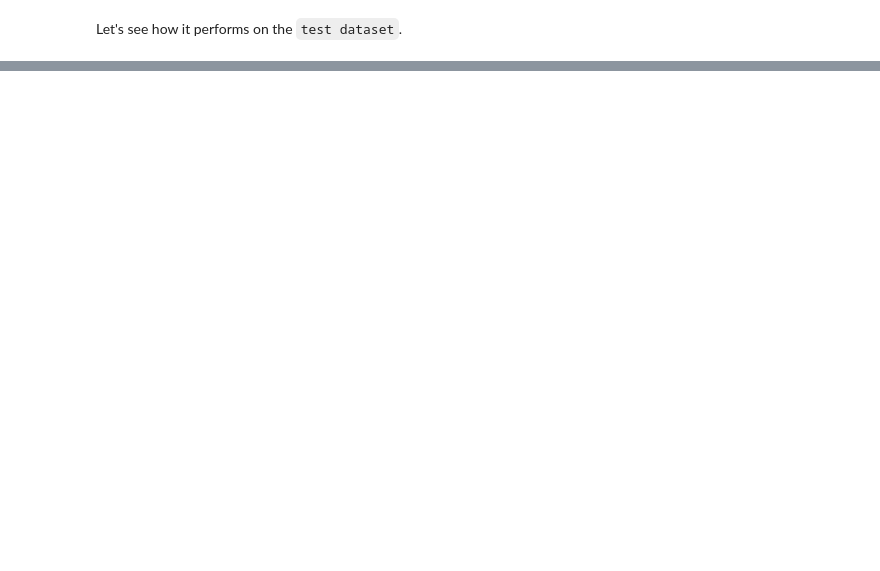
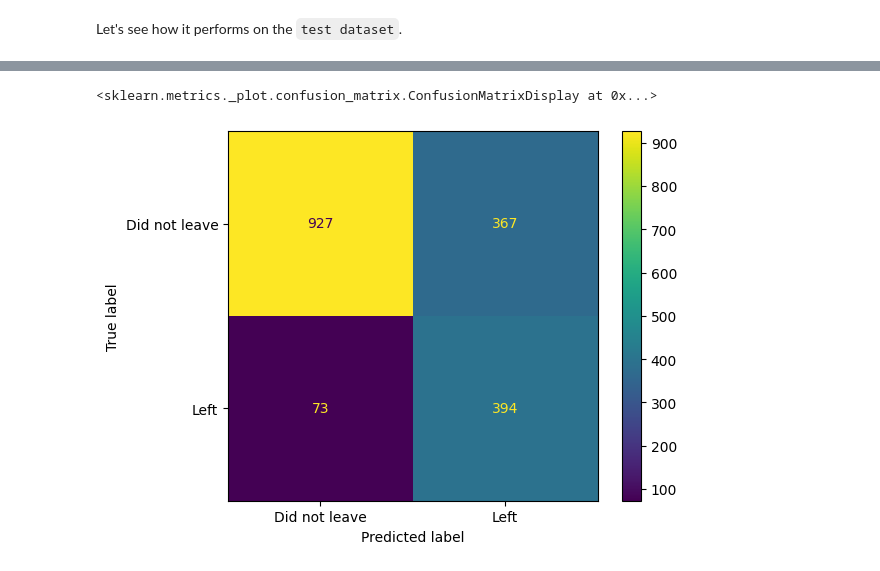
Before and after one commit to crisvarai/xgboost_model, a Jupyter notebook: XGBoost_Model_Implementation.ipynb, the cells around one changed output, grey strips where cells are left out. Saved outputs shown, nothing was run; the diff lists cells and outputs as text; code cells hidden in the pictures; blank space fills up the shorter version.

Commit message:
optimized model and tree draw

```diff
--- a/XGBoost_Model_Implementation.ipynb
+++ b/XGBoost_Model_Implementation.ipynb
@@ -336,10 +336,10 @@ sum(y_test)/len(y_test)
 We will use `early stopping` to stop building trees when they no longer improve the situation.
 # %%
 xgb_clf = xgb.XGBClassifier(objective="binary:logistic",
-                            missing=1,
+                            # missing=1,
                             seed=42,
                             early_stopping_rounds=10,
-                            eval_metric="aucpr")
+                            eval_metric='aucpr')
 # %%
 xgb_clf.fit(X_train,
             y_train,
@@ -393,0 +443,17 @@ Now, we will try to improve predictions using Cross Validation to optimize param
+# %%
+xgb_clf = xgb.XGBClassifier(objective='binary:logistic',
+                            seed=42,
+                            early_stopping_rounds=10, # used in constructor
+                            eval_metric='aucpr', # used in constructor
+                            gamma=0.25,
+                            learning_rate=0.1,
+                            max_depth=4,
+                            reg_lambda=10.0,
+                            scale_pos_weight=3,
+                            subsample=0.9, # for only use a random subset of the data (90%)
+                            colsample_bytree=0.5) # use a random subset of the features or columns per tree (50%)
+
+xgb_clf.fit(X_train,
+            y_train,
+            verbose=True,
+            eval_set=[(X_test, y_test)])
@@ -393,0 +489,9 @@ Now, we will try to improve predictions using Cross Validation to optimize param
+# %%
+y_pred = xgb_clf.predict(X_test)
+# %%
+cm = confusion_matrix(y_test, y_pred)
+disp = ConfusionMatrixDisplay(confusion_matrix=cm, display_labels=["Did not leave", "Left"])
+disp.plot()
+# %% [output]
+<sklearn.metrics._plot.confusion_matrix.ConfusionMatrixDisplay at 0x...>
+[figure, added]
```
Also changed, not shown: parts of 9 cells of this notebook.
